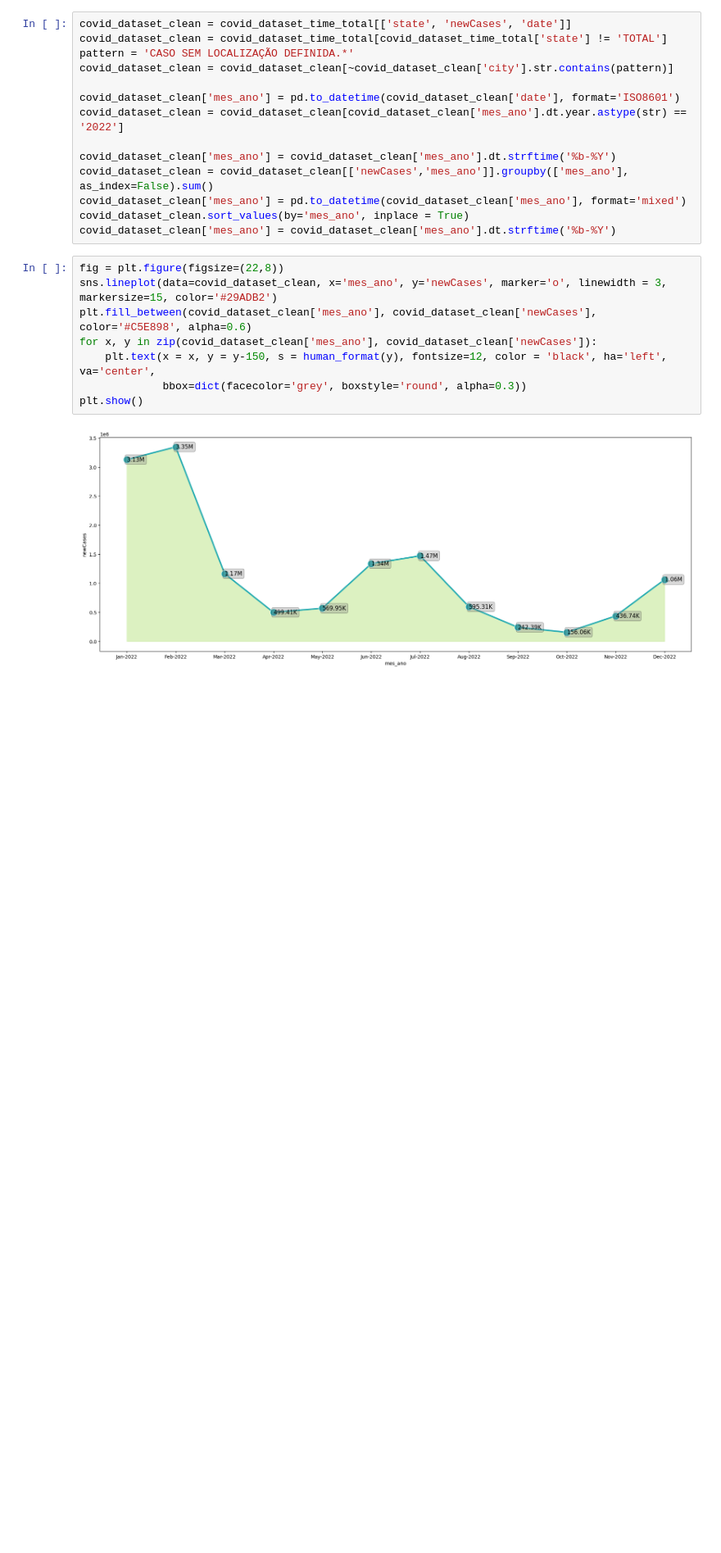
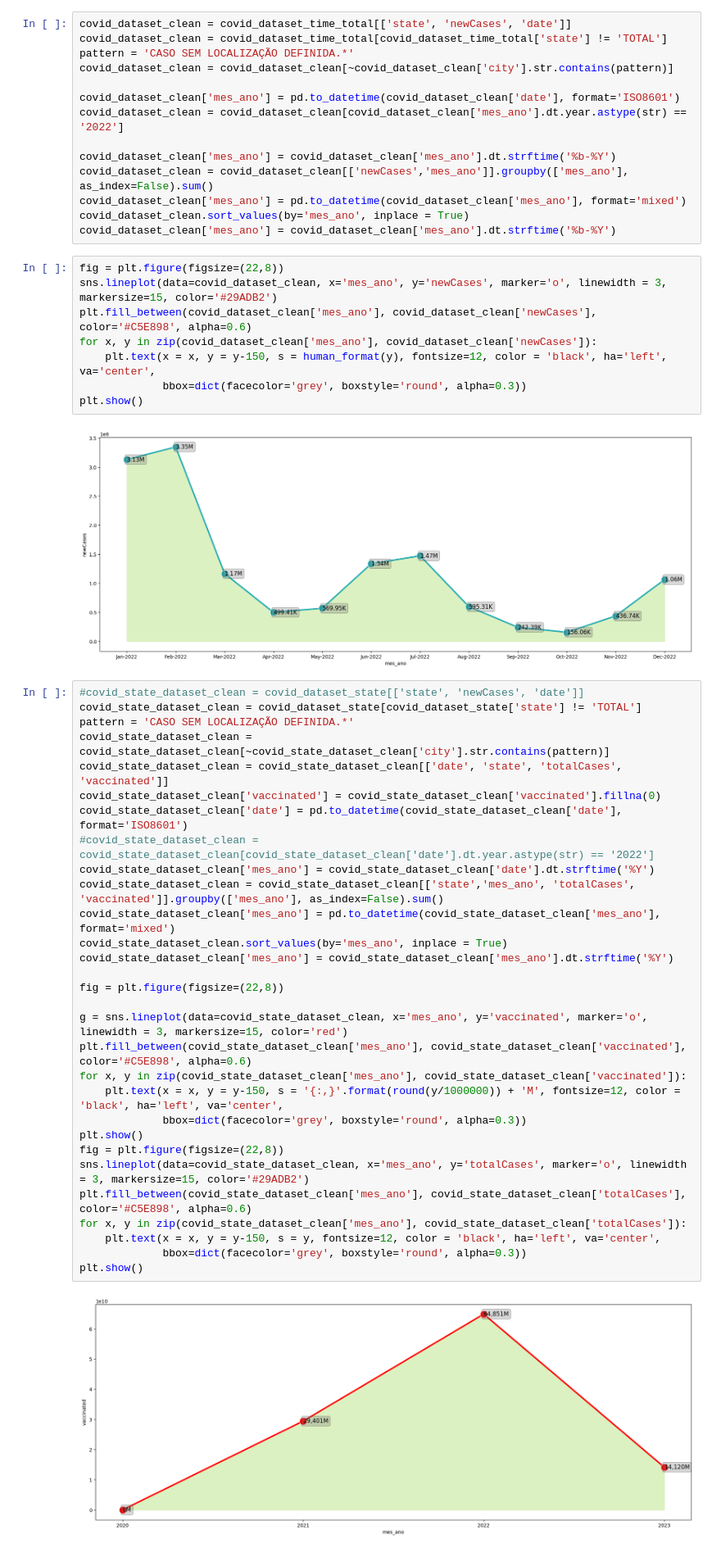
Before and after one commit to GabrielBF1/Ada_Project_Avancado, a Jupyter notebook: code/dataset.ipynb, the cells around one changed output. Shown at 82% size. Cells and saved outputs as stored; diff of their text form; blank space fills up the shorter version.

```diff
--- a/code/dataset.ipynb
+++ b/code/dataset.ipynb
@@ -73,3 +88,35 @@ for x, y in zip(covid_dataset_clean['mes_ano'], covid_dataset_clean['newCases'])
 plt.show()
 # %% [output]
 [figure]
+# %%
+#covid_state_dataset_clean = covid_dataset_state[['state', 'newCases', 'date']]
+covid_state_dataset_clean = covid_dataset_state[covid_dataset_state['state'] != 'TOTAL']
+pattern = 'CASO SEM LOCALIZAÇÃO DEFINIDA.*'
+covid_state_dataset_clean = covid_state_dataset_clean[~covid_state_dataset_clean['city'].str.contains(pattern)]
+covid_state_dataset_clean = covid_state_dataset_clean[['date', 'state', 'totalCases', 'vaccinated']]
+covid_state_dataset_clean['vaccinated'] = covid_state_dataset_clean['vaccinated'].fillna(0)
+covid_state_dataset_clean['date'] = pd.to_datetime(covid_state_dataset_clean['date'], format='ISO8601')
+#covid_state_dataset_clean = covid_state_dataset_clean[covid_state_dataset_clean['date'].dt.year.astype(str) == '2022']
+covid_state_dataset_clean['mes_ano'] = covid_state_dataset_clean['date'].dt.strftime('%Y')
+covid_state_dataset_clean = covid_state_dataset_clean[['state','mes_ano', 'totalCases', 'vaccinated']].groupby(['mes_ano'], as_index=False).sum()
+covid_state_dataset_clean['mes_ano'] = pd.to_datetime(covid_state_dataset_clean['mes_ano'], format='mixed')
+covid_state_dataset_clean.sort_values(by='mes_ano', inplace = True)
+covid_state_dataset_clean['mes_ano'] = covid_state_dataset_clean['mes_ano'].dt.strftime('%Y')
+
+fig = plt.figure(figsize=(22,8))
+
+g = sns.lineplot(data=covid_state_dataset_clean, x='mes_ano', y='vaccinated', marker='o', linewidth = 3, markersize=15, color='red')
+plt.fill_between(covid_state_dataset_clean['mes_ano'], covid_state_dataset_clean['vaccinated'], color='#C5E898', alpha=0.6)
+for x, y in zip(covid_state_dataset_clean['mes_ano'], covid_state_dataset_clean['vaccinated']):
+    plt.text(x = x, y = y-150, s = '{:,}'.format(round(y/1000000)) + 'M', fontsize=12, color = 'black', ha='left', va='center',
+             bbox=dict(facecolor='grey', boxstyle='round', alpha=0.3))
+plt.show()
+fig = plt.figure(figsize=(22,8))
+sns.lineplot(data=covid_state_dataset_clean, x='mes_ano', y='totalCases', marker='o', linewidth = 3, markersize=15, color='#29ADB2')
+plt.fill_between(covid_state_dataset_clean['mes_ano'], covid_state_dataset_clean['totalCases'], color='#C5E898', alpha=0.6)
+for x, y in zip(covid_state_dataset_clean['mes_ano'], covid_state_dataset_clean['totalCases']):
+    plt.text(x = x, y = y-150, s = y, fontsize=12, color = 'black', ha='left', va='center',
+             bbox=dict(facecolor='grey', boxstyle='round', alpha=0.3))
+plt.show()
+# %% [output]
+[figure, added]
```
Also changed, not shown: parts of 2 cells of this notebook.
